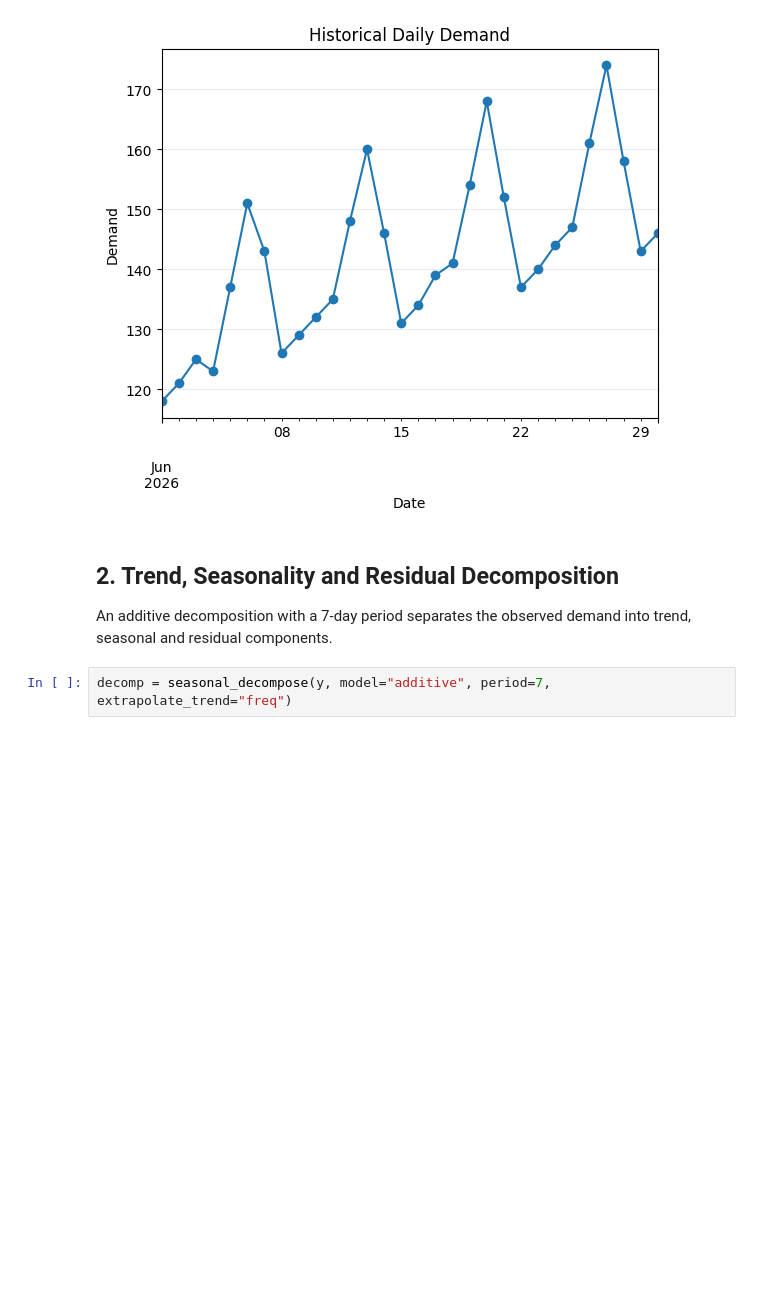
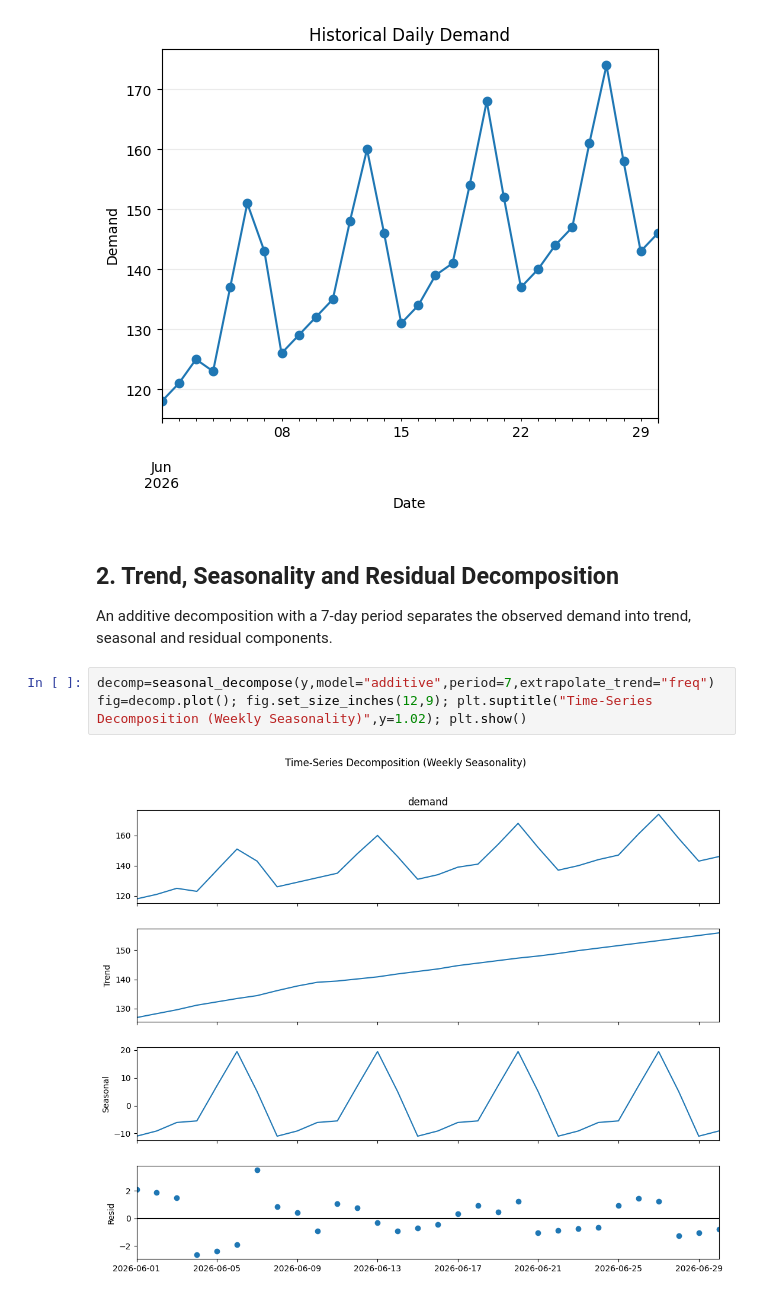
Before and after one commit to amitsinghbhadouriya/Data-science-with-python-and-R-intern-tasks, a Jupyter notebook: time_series_forecasting_deliverable/time_series_forecasting_SARIMA.ipynb, the cells around one changed output. Saved outputs shown, nothing was run; the diff lists cells and outputs as text; blank space fills up the shorter version.

Commit message:
feat(forecasting): visualize observed, trend, seasonal, and residual components

```diff
--- a/time_series_forecasting_deliverable/time_series_forecasting_SARIMA.ipynb
+++ b/time_series_forecasting_deliverable/time_series_forecasting_SARIMA.ipynb
@@ -62,4 +62,7 @@ Summary statistics:
 
 An additive decomposition with a 7-day period separates the observed demand into trend, seasonal and residual components.
 # %%
-decomp = seasonal_decompose(y, model="additive", period=7, extrapolate_trend="freq")
+decomp=seasonal_decompose(y,model="additive",period=7,extrapolate_trend="freq")
+fig=decomp.plot(); fig.set_size_inches(12,9); plt.suptitle("Time-Series Decomposition (Weekly Seasonality)",y=1.02); plt.show()
+# %% [output]
+[figure, added]
```
